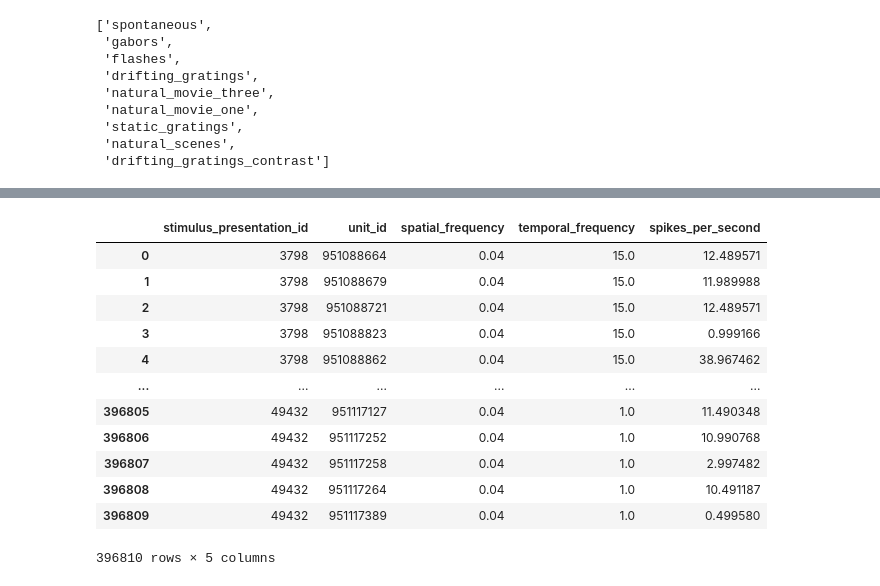
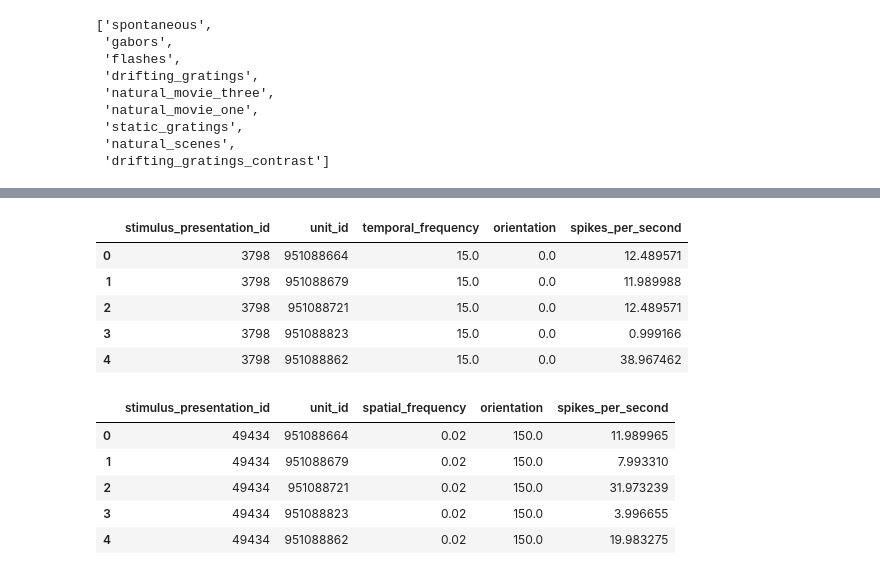
Before and after one commit to FilippoRonzino/mathematical-modelling-for-neuroscience, a Jupyter notebook: import_data.ipynb, the cells around one changed output, grey strips where cells are left out. Saved outputs shown, nothing was run; the diff lists cells and outputs as text; code cells hidden in the pictures.

Commit message:
update import_data and create new datasets

```diff
--- a/import_data.ipynb
+++ b/import_data.ipynb
@@ -107,19 +73,11 @@ spike_counts
 # %%
-dataset = pd.merge(spike_counts, stimuli_table[['spatial_frequency', 'temporal_frequency', 'duration']], on='stimulus_presentation_id')
-dataset['spikes_per_second'] = dataset['spike_count'] / dataset['duration']
-dataset = dataset.drop(columns=['duration', 'spike_count'])
-dataset
+def generate_stimuli_spike_table(stimuli_table, columns):
+    stimuli_ids = stimuli_table.index
+    spikes_per_stimulus = oursession.presentationwise_spike_times(stimulus_presentation_ids = stimuli_ids)
+    spikes_per_stimulus.reset_index(inplace=True)
+    spike_counts = spikes_per_stimulus.groupby(['stimulus_presentation_id', 'unit_id'])['spike_time'].count().reset_index()
+    spike_counts.rename(columns={'spike_time': 'spike_count'}, inplace=True)
+    dataset = pd.merge(spike_counts, stimuli_table[columns + ['duration']], on='stimulus_presentation_id')
+    dataset['spikes_per_second'] = dataset['spike_count'] / dataset['duration']
+    dataset = dataset.drop(columns=['duration', 'spike_count'])
+    return dataset
-# %% [output]
-|  | stimulus_presentation_id | unit_id | spatial_frequency | temporal_frequency | spikes_per_second |
-| 0 | 3798 | 951088664 | 0.04 | 15.0 | 12.489571 |
-| 1 | 3798 | 951088679 | 0.04 | 15.0 | 11.989988 |
-| 2 | 3798 | 951088721 | 0.04 | 15.0 | 12.489571 |
-| 3 | 3798 | 951088823 | 0.04 | 15.0 | 0.999166 |
-| 4 | 3798 | 951088862 | 0.04 | 15.0 | 38.967462 |
-| ... | ... | ... | ... | ... | ... |
-| 396805 | 49432 | 951117127 | 0.04 | 1.0 | 11.490348 |
-| 396806 | 49432 | 951117252 | 0.04 | 1.0 | 10.990768 |
-| 396807 | 49432 | 951117258 | 0.04 | 1.0 | 2.997482 |
-| 396808 | 49432 | 951117264 | 0.04 | 1.0 | 10.491187 |
-| 396809 | 49432 | 951117389 | 0.04 | 1.0 | 0.499580 |
-396810 rows × 5 columns
@@ -127,0 +84,27 @@ dataset.to_csv(f'ourdata/dataset_session_{session}.csv', index=False)
+# %%
+drifting_dataset = generate_stimuli_spike_table(drifting_stimuli, columns=['temporal_frequency', 'orientation'])
+static_dataset = generate_stimuli_spike_table(static_stimuli, columns= ['spatial_frequency', 'orientation'])
+# %%
+drifting_dataset = drifting_dataset.replace(['null', 'NULL', '', ' '], np.nan)
+static_dataset = static_dataset.replace(['null', 'NULL', '', ' '], np.nan)
+# %%
+drifting_dataset.dropna(inplace=True)
+static_dataset.dropna(inplace=True)
+# %%
+drifting_dataset.head()
+# %% [output]
+|  | stimulus_presentation_id | unit_id | temporal_frequency | orientation | spikes_per_second |
+| 0 | 3798 | 951088664 | 15.0 | 0.0 | 12.489571 |
+| 1 | 3798 | 951088679 | 15.0 | 0.0 | 11.989988 |
+| 2 | 3798 | 951088721 | 15.0 | 0.0 | 12.489571 |
+| 3 | 3798 | 951088823 | 15.0 | 0.0 | 0.999166 |
+| 4 | 3798 | 951088862 | 15.0 | 0.0 | 38.967462 |
+# %%
+static_dataset.head()
+# %% [output]
+|  | stimulus_presentation_id | unit_id | spatial_frequency | orientation | spikes_per_second |
+| 0 | 49434 | 951088664 | 0.02 | 150.0 | 11.989965 |
+| 1 | 49434 | 951088679 | 0.02 | 150.0 | 7.993310 |
+| 2 | 49434 | 951088721 | 0.02 | 150.0 | 31.973239 |
+| 3 | 49434 | 951088823 | 0.02 | 150.0 | 3.996655 |
+| 4 | 49434 | 951088862 | 0.02 | 150.0 | 19.983275 |
```
Also changed, not shown: parts of 14 cells of this notebook, 3 other files.
